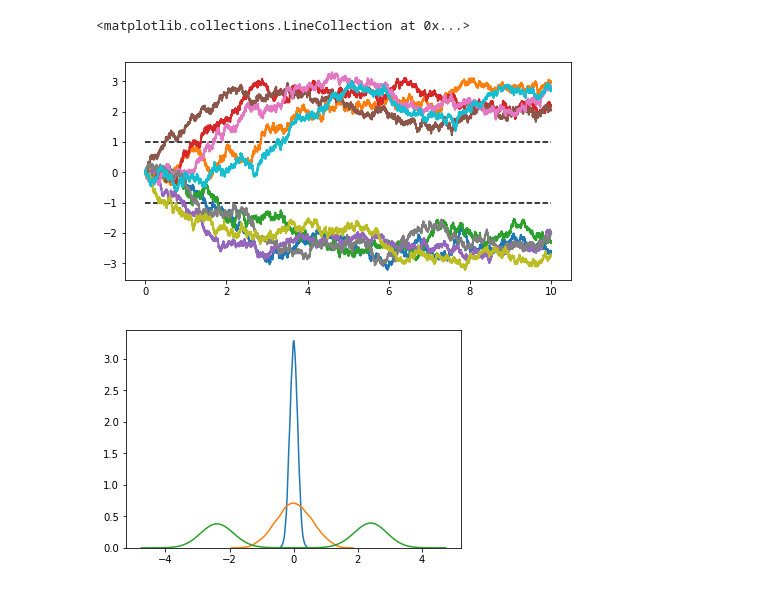
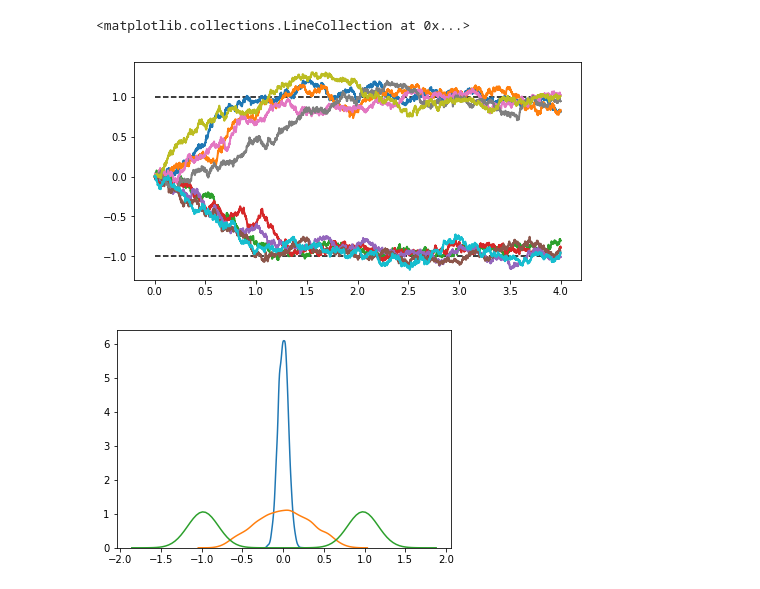
Before and after one commit to vivekhsridhar/decision_geometry, a Jupyter notebook: decision_geometry/output/leaky_competing_accumulator.ipynb, the cells around one changed output. Drawn from its saved outputs; the diff is of its cells as text; code cells hidden in the pictures.

```diff
--- a/decision_geometry/output/leaky_competing_accumulator.ipynb
+++ b/decision_geometry/output/leaky_competing_accumulator.ipynb
@@ -3,17 +3,19 @@ import numpy as np
 import matplotlib.pyplot as plt
 import seaborn as sns
 # %%
-sigma = 0.2  # Standard deviation.
-k = 0.2
-beta = 0.4
+sigma = 0.1  # Standard deviation.
+k = 0.5
+beta = 1.
 rho1 = 0.5
 rho2 = 1 - rho1
 tau = 0.2  # Time constant.
 # %%
 dt = .001  # Time step.
-T = 10.  # Total time.
+T = 4.  # Total time.
 n = int(T / dt)  # Number of time steps.
 t = np.linspace(0., T, n)  # Vector of times.
+
+reps = 10
 # %%
 sigma_bis = sigma * np.sqrt(1. / tau)
 sqrtdt = np.sqrt(dt)
@@ -43,20 +43,20 @@ ax.hlines(1, 0, T, linestyles='dashed')
 ax.hlines(-1, 0, T, linestyles='dashed')
 # %% [output]
 <matplotlib.collections.LineCollection at 0x...>
-[figure, old version]
+[figure, new version]
 # %%
 ntrials = 10000
 X1 = np.zeros(ntrials)
 X2 = np.zeros(ntrials)
 for i in range(n):
     # We update the process independently for all trials
     X1 += (dt * ((rho1 - k * X1 - beta * X2) / tau) + sigma_bis * sqrtdt * np.random.randn(ntrials))
     X2 += (dt * ((rho2 - k * X2 - beta * X1) / tau) + sigma_bis * sqrtdt * np.random.randn(ntrials))
     X1[np.where(X1 < 0)[0]] = 0
     X2[np.where(X2 < 0)[0]] = 0
     # We display the histogram for a few points in
     # time
-    if i in (50, 500, 9000):
+    if i in (0.01*T/dt, 0.1*T/dt, 0.99*T/dt):
         sns.distplot(X1-X2, bins=20, hist=False, norm_hist=True)
 # %% [output]
-[figure, old version]
+[figure, new version]
```
Also changed, not shown: parts of 1 cell of this notebook, 4 other files.
